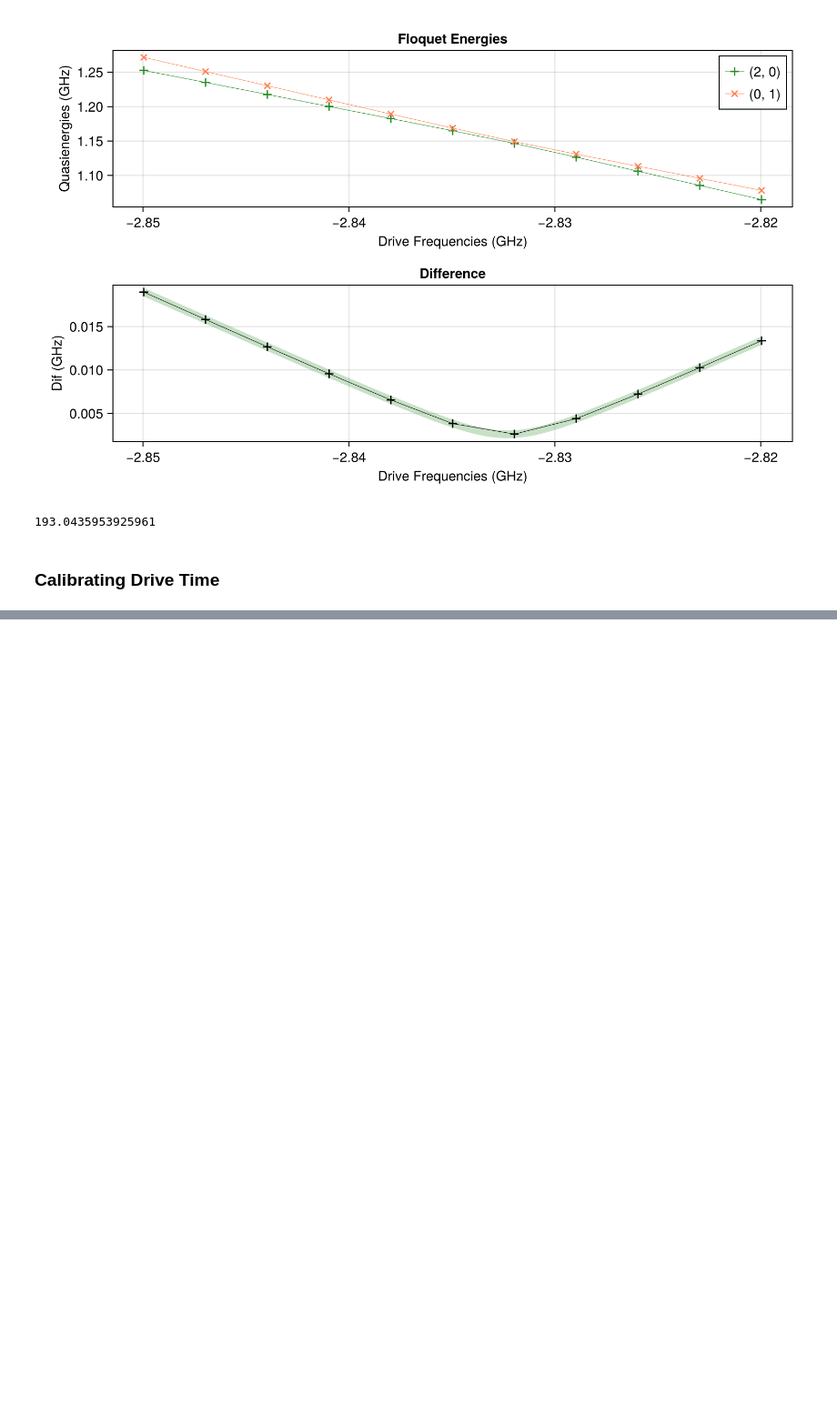
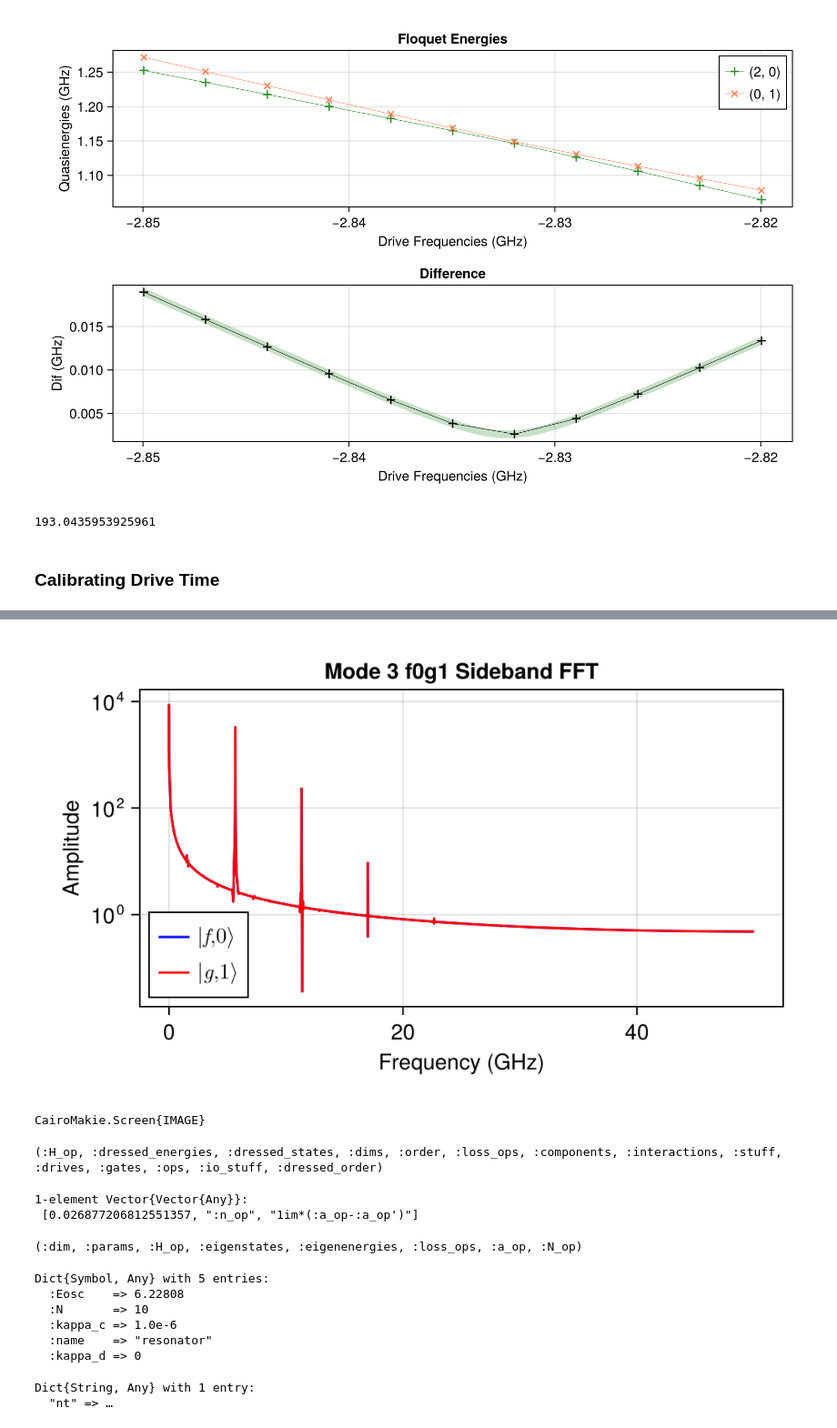
Before and after one commit to Gavin-Rockwood/SuperconductingCircuits.jl, a Jupyter notebook: demo/TransmonCavitySideband.ipynb, the cells around one changed output, grey strips where cells are left out. Shown at 91% size. Cells and saved outputs as stored; diff of their text form; code cells hidden in the pictures; blank space fills up the shorter version.

```diff
--- a/demo/TransmonCavitySideband.ipynb
+++ b/demo/TransmonCavitySideband.ipynb
@@ -121 +137,54 @@ display(fig)
 CairoMakie.Screen{IMAGE}
+# %%
+y_init = [abs(psi0'*res.states[i])^2 for i in 1:length(res.states)];
+fft_init_res = fft(y_init);
+Fs = 1/(res.times[2]-res.times[1])
+frequencies_init = (0:length(fft_init_res)-1) * Fs / length(fft_init_res);
+
+y_final = [abs(psi0'*res.states[i])^2 for i in 1:length(res.states)];
+fft_final_res = fft(y_final);
+Fs = 1/(res.times[2]-res.times[1])
+frequencies_final = (0:length(fft_final_res)-1) * Fs / length(fft_final_res);
+
+fig = cm.Figure(size = (500, 300))
+ax = cm.Axis(fig[1,1],  title = "Mode 3 f0g1 Sideband FFT", xlabel = "Frequency (GHz)", ylabel = "Amplitude", yscale = cm.log10)
+x = frequencies_init[1:div(length(fft_init_res),2)][2:end]
+y = abs.(fft_init_res[1:div(length(fft_init_res),2)])[2:end]
+cm.lines!(ax, x, y; color = :blue, label = cm.L"$|f,0\rangle$")
+
+x = frequencies_final[1:div(length(fft_final_res),2)][2:end]
+y = abs.(fft_final_res[1:div(length(fft_final_res),2)])[2:end]
+cm.lines!(ax, x, y; color = :red, label = cm.L"$|g, 1\rangle$")
+
+cm.axislegend(ax, position = :lb)
+display(fig)
+# %% [output]
+[figure, added]
+CairoMakie.Screen{IMAGE}
+# %%
+fieldnames(typeof(circuit))
+# %% [output]
+(:H_op, :dressed_energies, :dressed_states, :dims, :order, :loss_ops, :components, :interactions, :stuff, :drives, :gates, :ops, :io_stuff, :dressed_order)
+# %%
+circuit.interactions
+# %% [output]
+1-element Vector{Vector{Any}}:
+ [0.026877206812551357, ":n_op", "1im*(:a_op-:a_op')"]
+# %%
+fieldnames(typeof(circuit.components["resonator"]))
+# %% [output]
+(:dim, :params, :H_op, :eigenstates, :eigenenergies, :loss_ops, :a_op, :N_op)
+# %%
+circuit.components["resonator"].params
+# %% [output]
+Dict{Symbol, Any} with 5 entries:
+  :Eosc    => 6.22808
+  :N       => 10
+  :kappa_c => 1.0e-6
+  :name    => "resonator"
+  :kappa_d => 0
+# %%
+circuit.ops
+# %% [output]
+Dict{String, Any} with 1 entry:
+  "nt" => …
```
Also changed, not shown: parts of 8 cells of this notebook, 6 other files.
